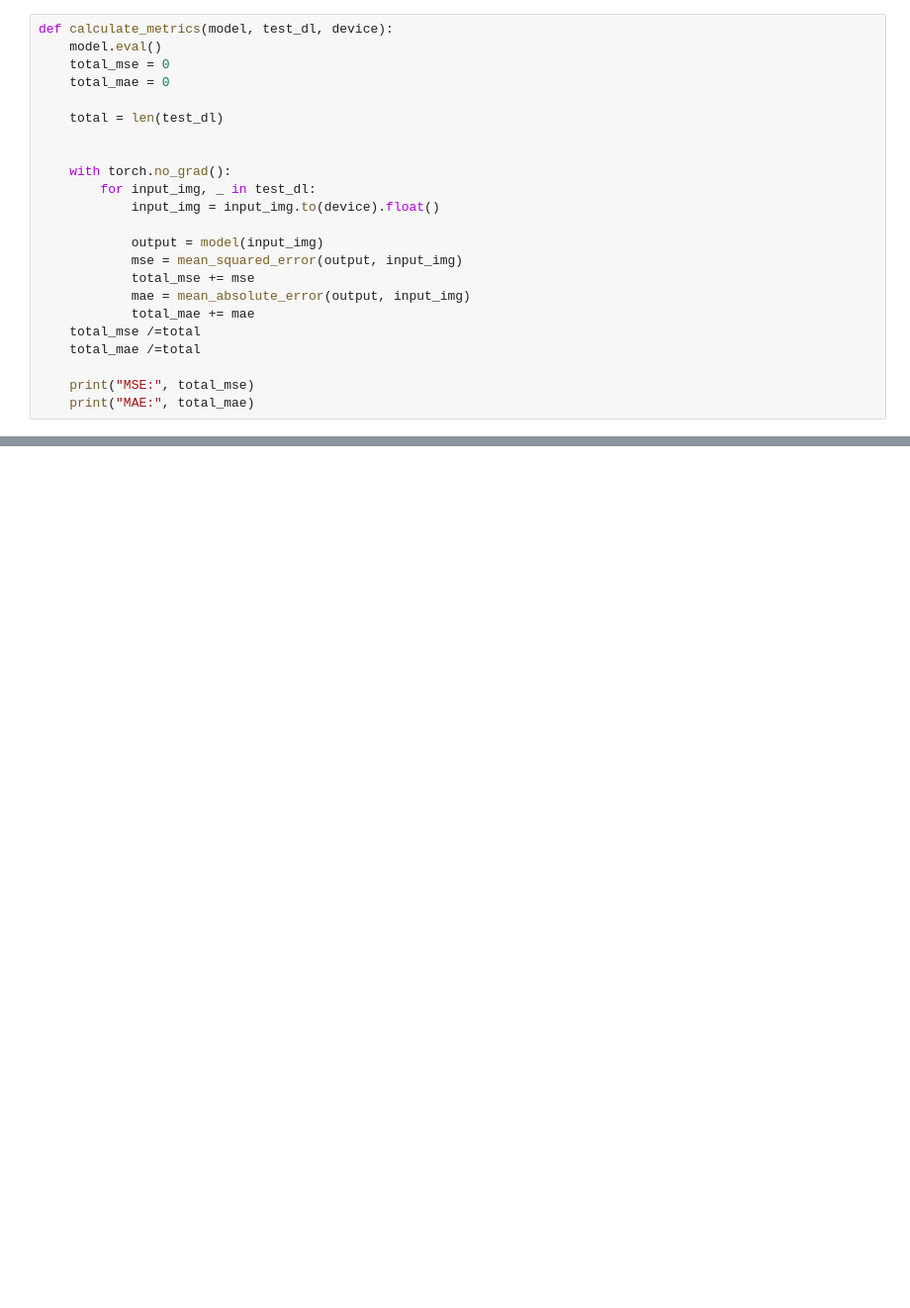
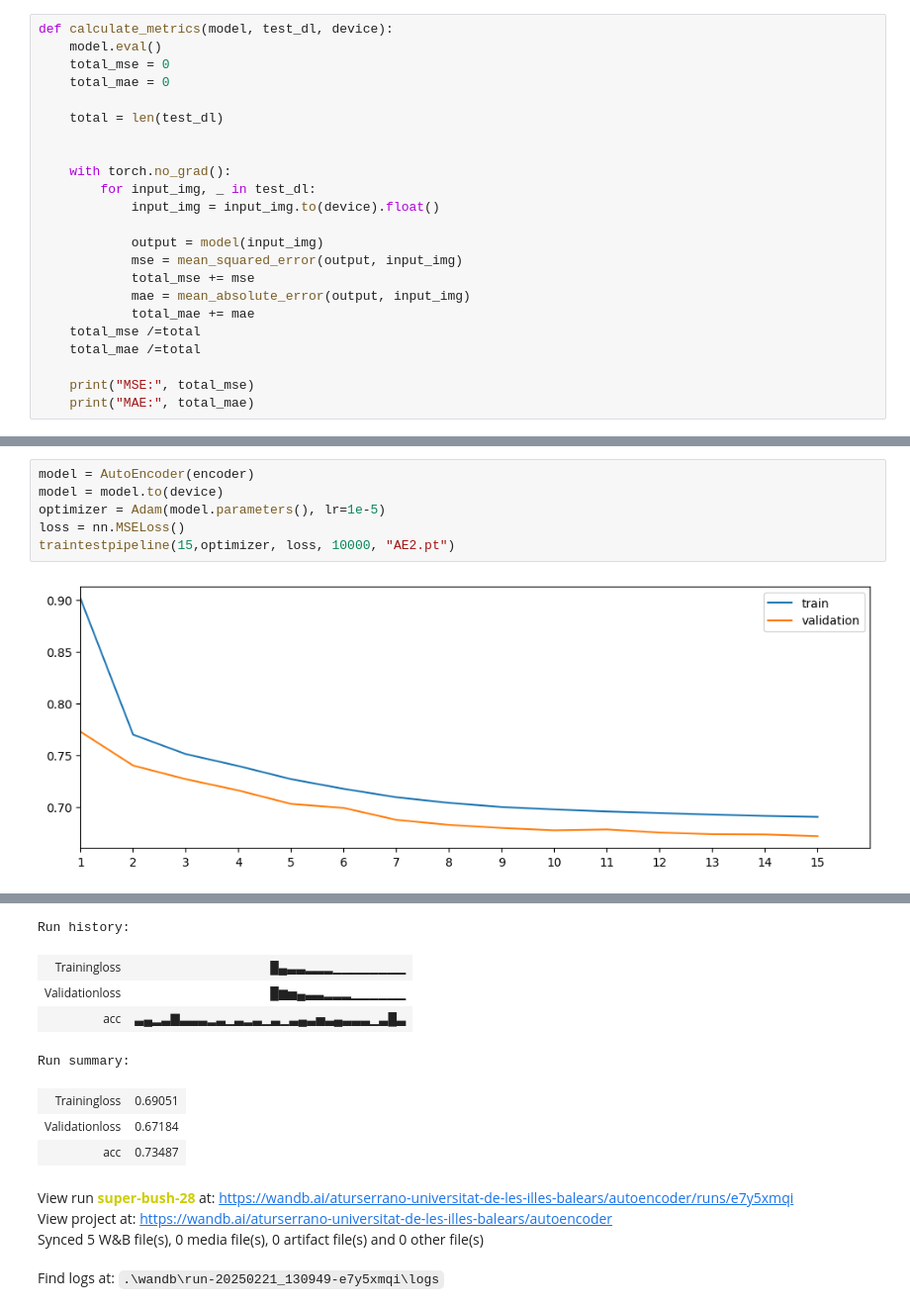
Before and after one commit to AinaT9/Autoencoder, a Jupyter notebook: autoencoder.ipynb, the cells around one changed output, grey strips where cells are left out. Shown at 99% size. Saved outputs shown, nothing was run; the diff lists cells and outputs as text; blank space fills up the shorter version.

```diff
--- a/autoencoder.ipynb
+++ b/autoencoder.ipynb
@@ -290,0 +310,8 @@ MAE: tensor(0.5526, device='cuda:1')
+# %%
+model = AutoEncoder(encoder)
+model = model.to(device)
+optimizer = Adam(model.parameters(), lr=1e-5)
+loss = nn.MSELoss()
+traintestpipeline(15,optimizer, loss, 10000, "AE2.pt")
+# %% [output]
+[figure, added]
@@ -290,0 +319,12 @@ MAE: tensor(0.5526, device='cuda:1')
+Run history:
+| Trainingloss | █▄▃▃▂▂▂▁▁▁▁▁▁▁▁ |
+| Validationloss | █▆▅▄▃▃▂▂▂▁▁▁▁▁▁ |
+| acc | ▃▄▂▃▇▃▃▃▂▃▁▃▂▃▁▃▁▃▄▃▅▃▄▃▃▃▁▃█▃ |
+Run summary:
+| Trainingloss | 0.69051 |
+| Validationloss | 0.67184 |
+| acc | 0.73487 |
+View run super-bush-28 at: https://wandb.ai/aturserrano-universitat-de-les-illes-balears/autoencoder/runs/e7y5xmqi
+View project at: https://wandb.ai/aturserrano-universitat-de-les-illes-balears/autoencoder
+Synced 5 W&B file(s), 0 media file(s), 0 artifact file(s) and 0 other file(s)
+Find logs at: .\wandb\run-20250221_130949-e7y5xmqi\logs
```
Also changed, not shown: parts of 51 cells of this notebook.
